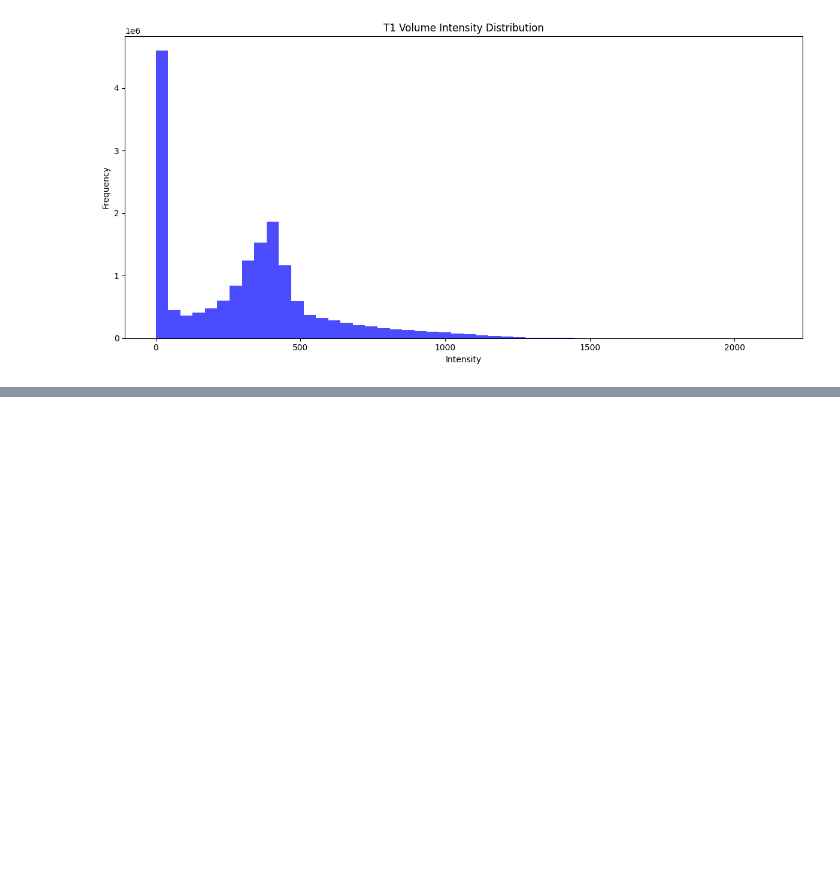
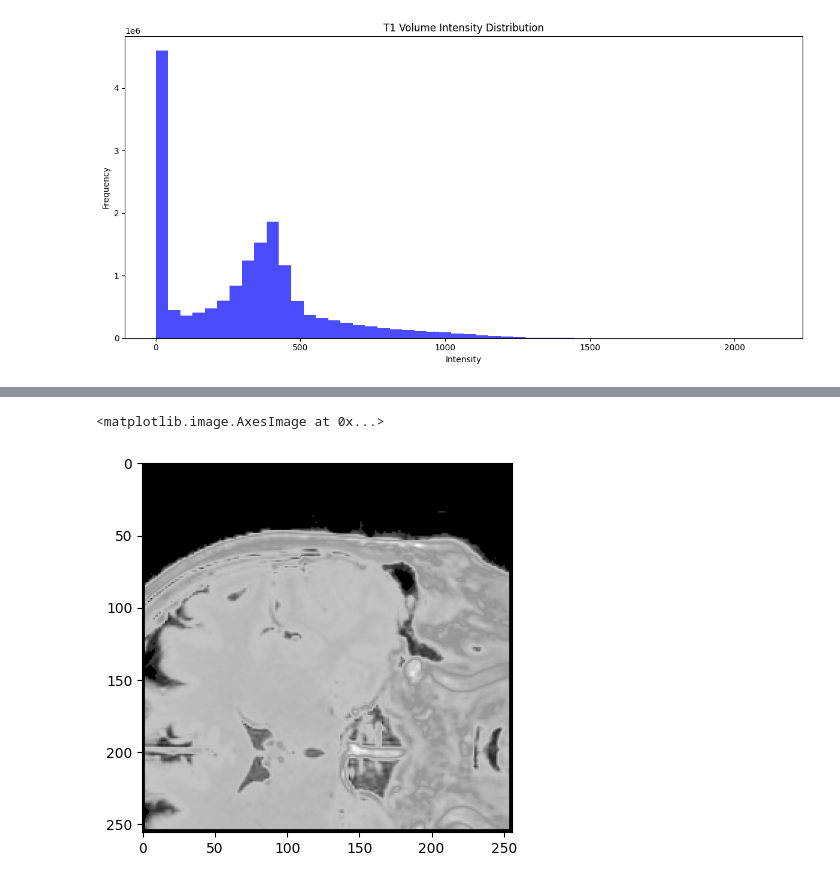
Before and after one commit to gduguey/DiffUS, a Jupyter notebook: notebooks/[DEMO] Intro to the UR class.ipynb, the cells around one changed output, grey strips where cells are left out. Cells and saved outputs as stored; diff of their text form; code cells hidden in the pictures; blank space fills up the shorter version.

```diff
--- a/notebooks/[DEMO] Intro to the UR class.ipynb
+++ b/notebooks/[DEMO] Intro to the UR class.ipynb
@@ -99,0 +116,5 @@ UR.plot_frame(
+# %%
+plt.imshow(Z_vol[:,120,:], cmap='gray')
+# %% [output]
+<matplotlib.image.AxesImage at 0x...>
+[figure, added]
```
Also changed, not shown: parts of 9 cells of this notebook, 3 other files.
